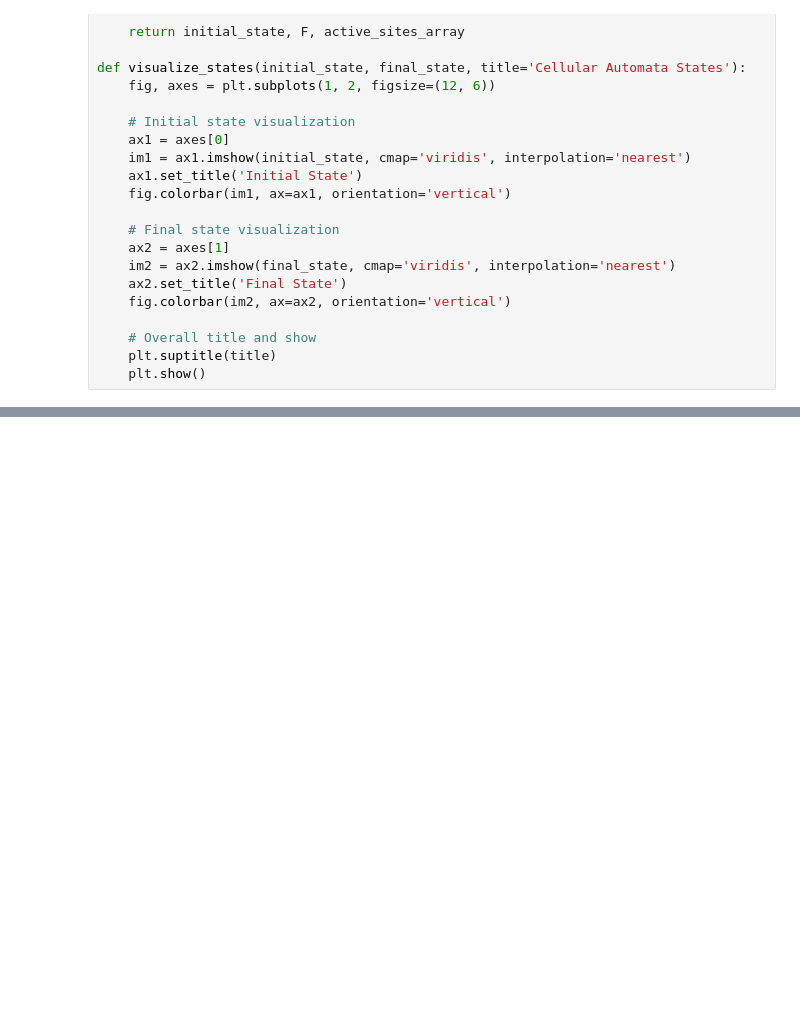
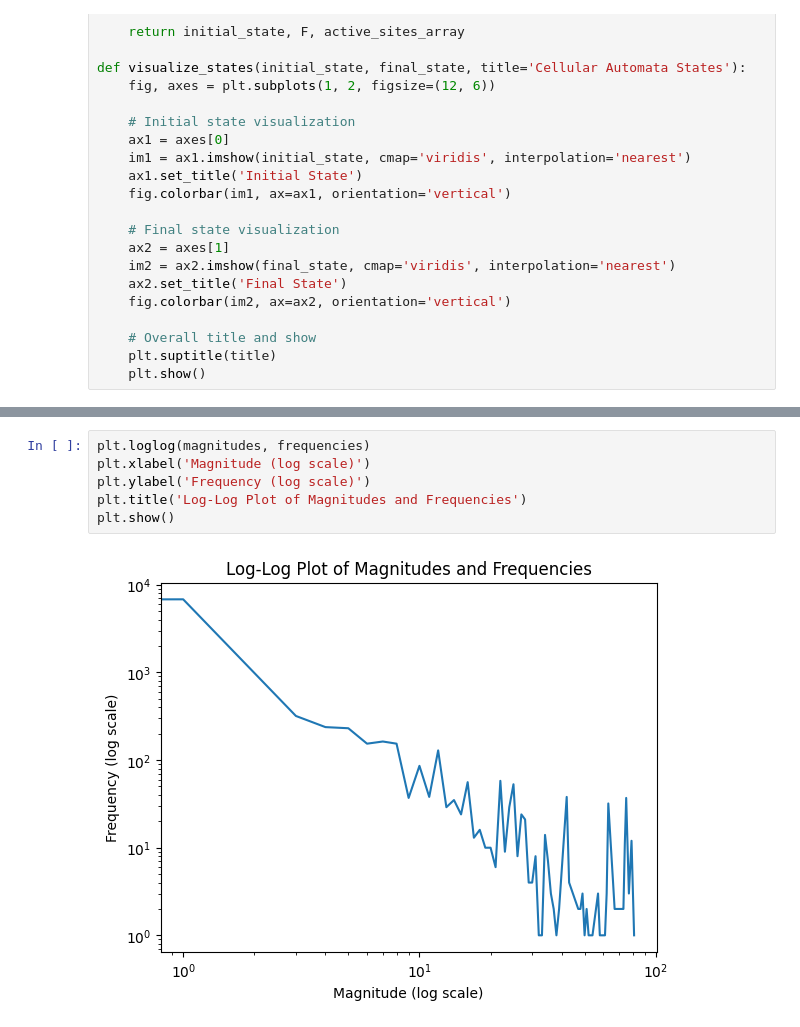
Before and after one commit to vitalismaxim/group_17, a Jupyter notebook: OFC.ipynb, the cells around one changed output, grey strips where cells are left out. Saved outputs shown, nothing was run; the diff lists cells and outputs as text; blank space fills up the shorter version.

```diff
--- a/OFC.ipynb
+++ b/OFC.ipynb
@@ -122,0 +137,8 @@ plt.plot(active_sites_moore, label='Moore')
+# %%
+plt.loglog(magnitudes, frequencies)
+plt.xlabel('Magnitude (log scale)')
+plt.ylabel('Frequency (log scale)')
+plt.title('Log-Log Plot of Magnitudes and Frequencies')
+plt.show()
+# %% [output]
+[figure, added]
```
Also changed, not shown: parts of 5 cells of this notebook.
